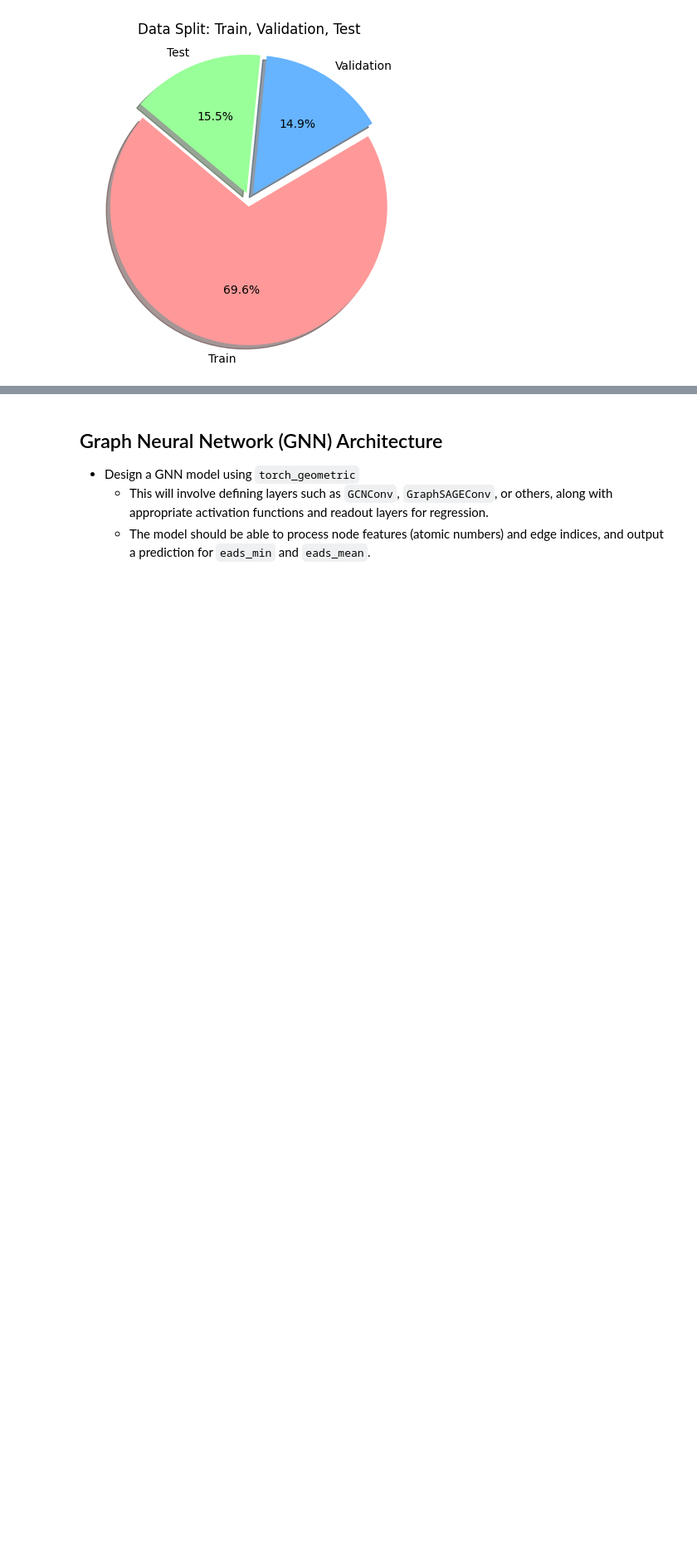
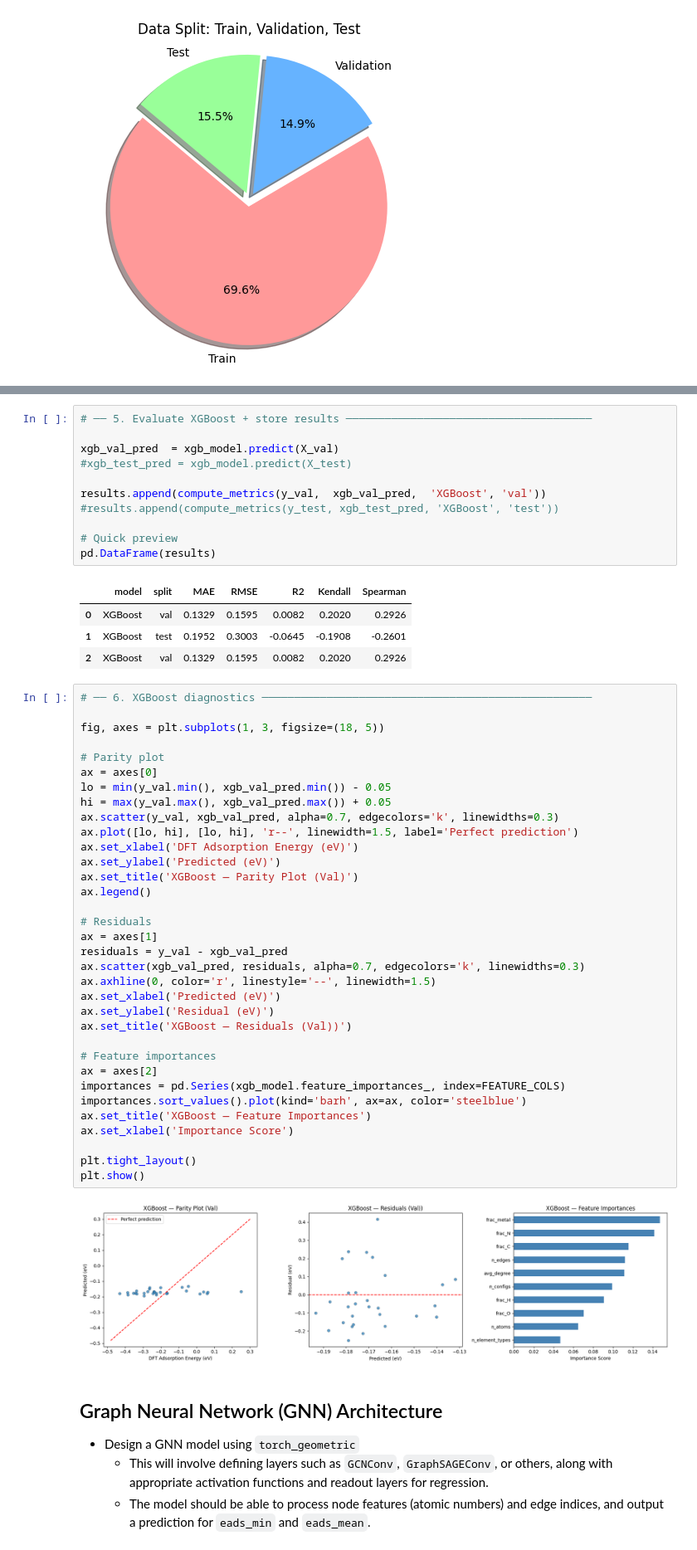
Before and after one commit to semmatoninn/CHE1148_MOFs_AtomicWizards, a Jupyter notebook: MOFs_E3GNN__AtomicWizards.ipynb, the cells around one changed output, grey strips where cells are left out. Shown at 83% size. Cells and saved outputs as stored; diff of their text form; blank space fills up the shorter version.

Commit message:
xgboost model

```diff
--- a/MOFs_E3GNN__AtomicWizards.ipynb
+++ b/MOFs_E3GNN__AtomicWizards.ipynb
@@ -443,3 +625,55 @@ plt.show()
+# %%
+# ── 5. Evaluate XGBoost + store results ──────────────────────────────────────
+
+xgb_val_pred  = xgb_model.predict(X_val)
+#xgb_test_pred = xgb_model.predict(X_test)
+
+results.append(compute_metrics(y_val,  xgb_val_pred,  'XGBoost', 'val'))
+#results.append(compute_metrics(y_test, xgb_test_pred, 'XGBoost', 'test'))
+
+# Quick preview
+pd.DataFrame(results)
+# %% [output]
+|  | model | split | MAE | RMSE | R2 | Kendall | Spearman |
+| 0 | XGBoost | val | 0.1329 | 0.1595 | 0.0082 | 0.2020 | 0.2926 |
+| 1 | XGBoost | test | 0.1952 | 0.3003 | -0.0645 | -0.1908 | -0.2601 |
+| 2 | XGBoost | val | 0.1329 | 0.1595 | 0.0082 | 0.2020 | 0.2926 |
+# %%
+# ── 6. XGBoost diagnostics ───────────────────────────────────────────────────
+
+fig, axes = plt.subplots(1, 3, figsize=(18, 5))
+
+# Parity plot
+ax = axes[0]
+lo = min(y_val.min(), xgb_val_pred.min()) - 0.05
+hi = max(y_val.max(), xgb_val_pred.max()) + 0.05
+ax.scatter(y_val, xgb_val_pred, alpha=0.7, edgecolors='k', linewidths=0.3)
+ax.plot([lo, hi], [lo, hi], 'r--', linewidth=1.5, label='Perfect prediction')
+ax.set_xlabel('DFT Adsorption Energy (eV)')
+ax.set_ylabel('Predicted (eV)')
+ax.set_title('XGBoost — Parity Plot (Val)')
+ax.legend()
+
+# Residuals
+ax = axes[1]
+residuals = y_val - xgb_val_pred
+ax.scatter(xgb_val_pred, residuals, alpha=0.7, edgecolors='k', linewidths=0.3)
+ax.axhline(0, color='r', linestyle='--', linewidth=1.5)
+ax.set_xlabel('Predicted (eV)')
+ax.set_ylabel('Residual (eV)')
+ax.set_title('XGBoost — Residuals (Val))')
+
+# Feature importances
+ax = axes[2]
+importances = pd.Series(xgb_model.feature_importances_, index=FEATURE_COLS)
+importances.sort_values().plot(kind='barh', ax=ax, color='steelblue')
+ax.set_title('XGBoost — Feature Importances')
+ax.set_xlabel('Importance Score')
+
+plt.tight_layout()
+plt.show()
+# %% [output]
+[figure, added]
 # %% [markdown]
 ## Graph Neural Network (GNN) Architecture
 
```
Also changed, not shown: parts of 11 cells of this notebook.
